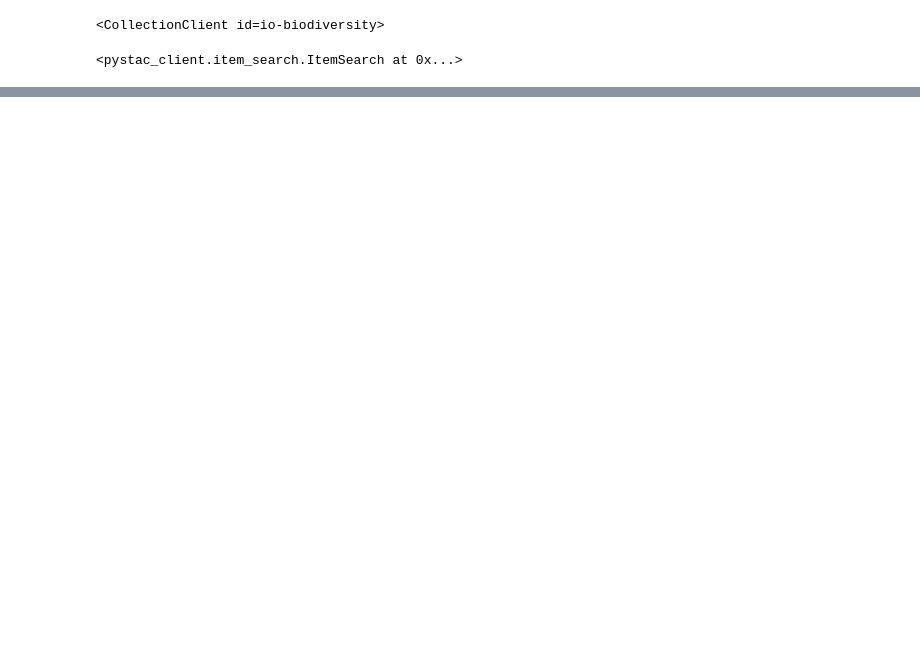
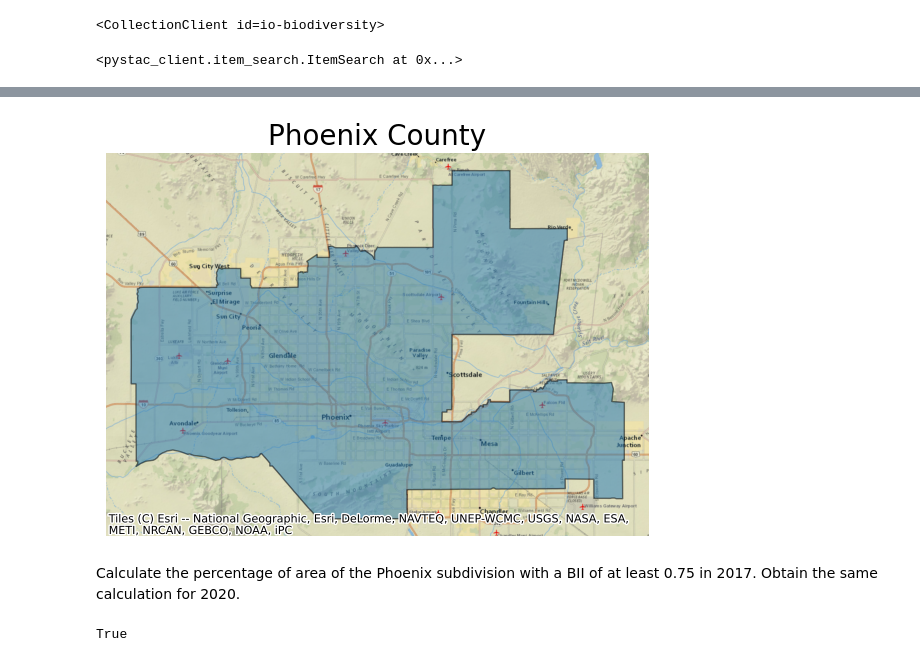
Before and after one commit to lchenhub/Maricopa-County-Biodiversity-Intactness-Index, a Jupyter notebook: Maricopa County BI.ipynb, the cells around one changed output, grey strips where cells are left out. Cells and saved outputs as stored; diff of their text form; code cells hidden in the pictures; blank space fills up the shorter version.

```diff
--- a/Maricopa County BI.ipynb
+++ b/Maricopa County BI.ipynb
@@ -75,0 +284,20 @@ search
+# %%
+phoenix = arizona[arizona.NAME == "Phoenix"]
+# %%
+ax = (phoenix.to_crs(epsg=3857)
+      .plot(figsize=(7,7), alpha=0.5, edgecolor="k")
+     )
+ctx.add_basemap(ax, source = ctx.providers.Esri.NatGeoWorldMap)
+
+ax.set_title("Phoenix County", fontdict = {"fontsize":"20"})
+ax.set_axis_off()
+# %% [output]
+[figure, added]
+# %% [markdown]
+Calculate the percentage of area of the Phoenix subdivision with a BII of at least 0.75 in 2017. Obtain the same calculation for 2020.
+# %%
+# to start, we should make sure that the layers have the same crs
+phoenix.crs = "epsg:4326"
+phoenix.crs == az_2017.rio.crs
+# %% [output]
+True
```
Also changed, not shown: parts of 41 cells of this notebook.
